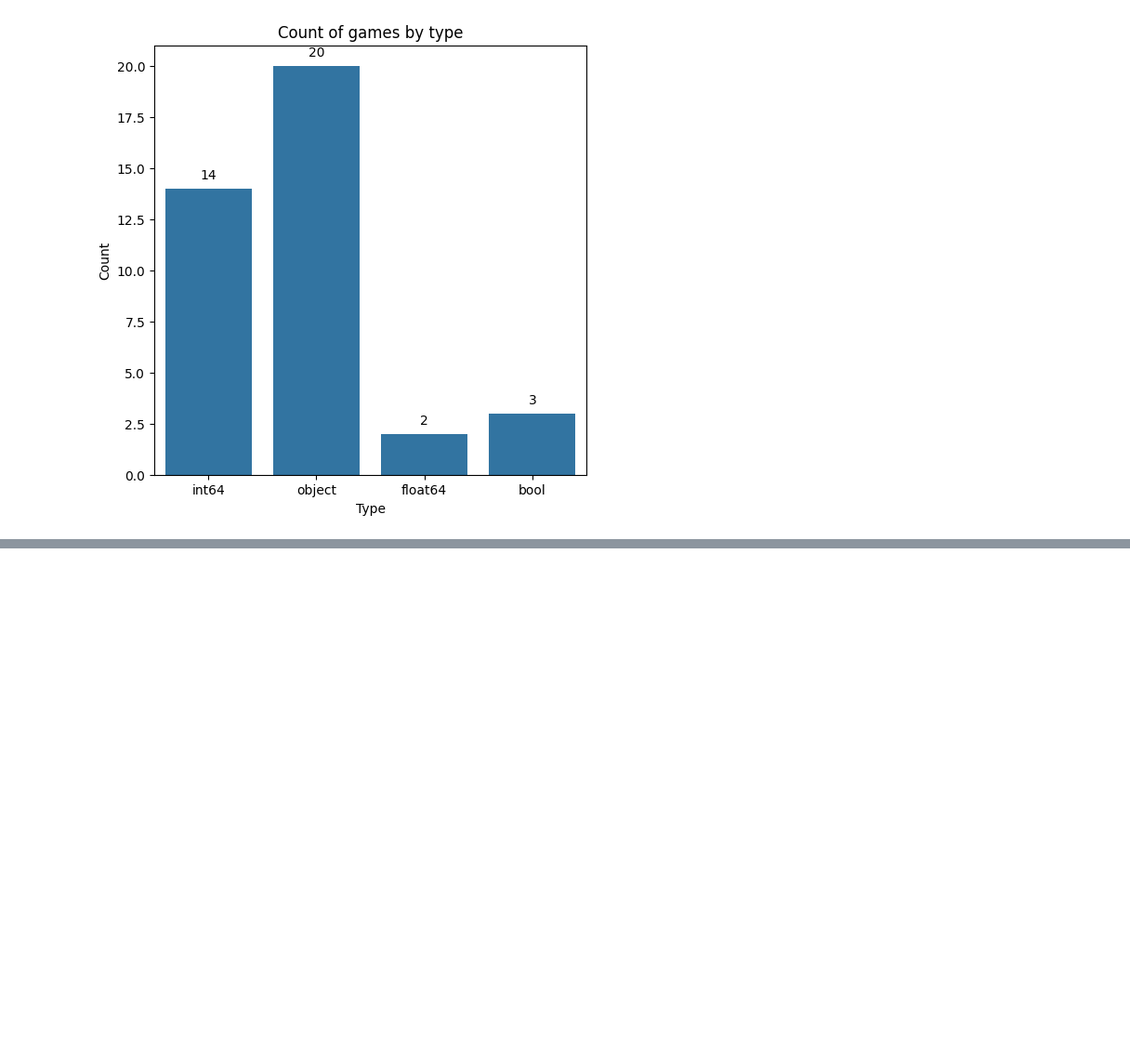
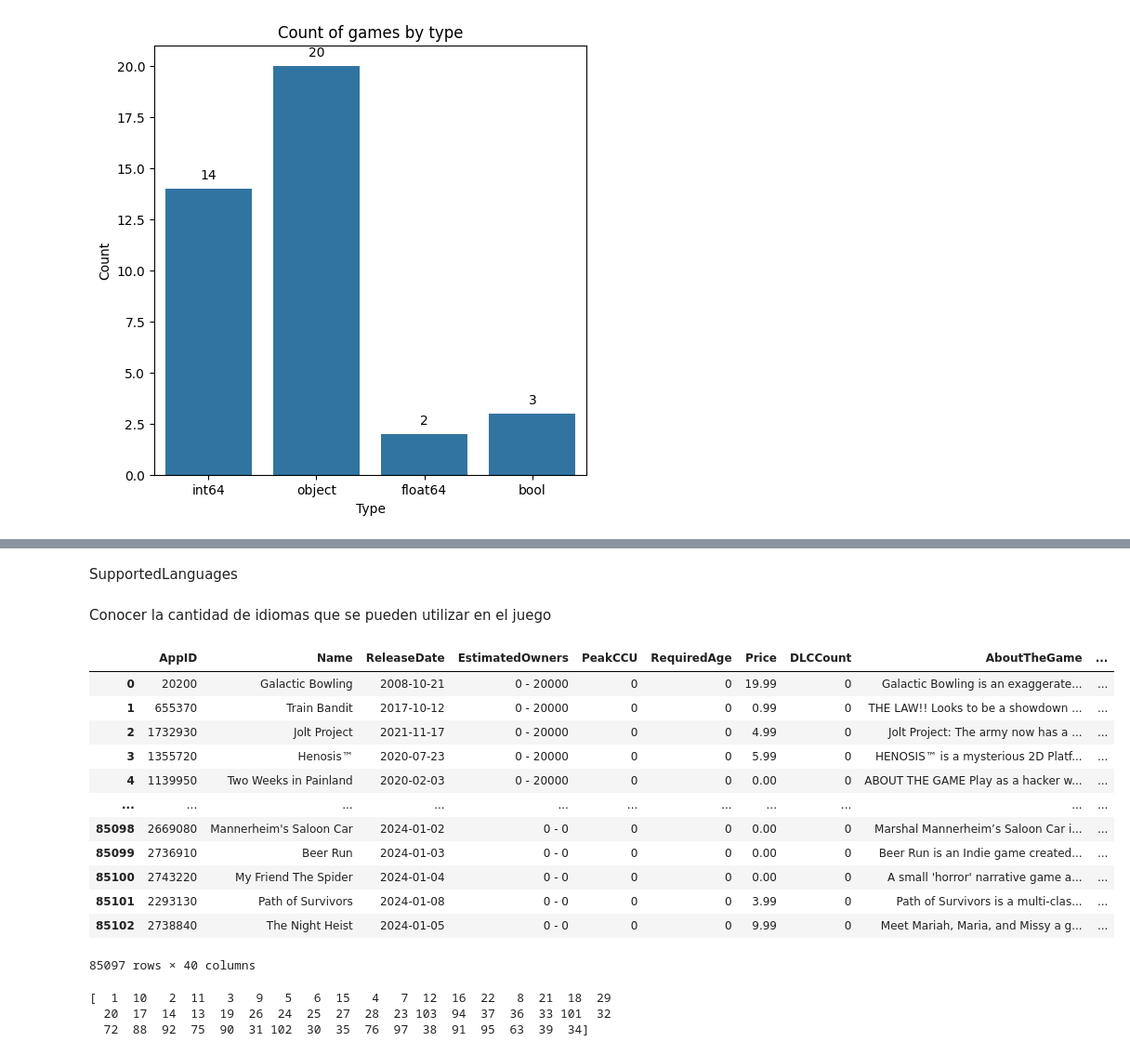
Before and after one commit to SamuelEscalante/SteamGames_Repository, a Jupyter notebook: EDA/raw_eda.ipynb, the cells around one changed output, grey strips where cells are left out. Shown: that part at 93% size. Drawn from its saved outputs; the diff is of its cells as text; code cells hidden in the pictures; blank space fills up the shorter version.

Commit message:
mariana changes

```diff
--- a/EDA/raw_eda.ipynb
+++ b/EDA/raw_eda.ipynb
@@ -100,0 +161,2 @@ games.columns
+# %%
+games['ReleaseDate'] = pd.to_datetime(games['ReleaseDate'], format='mixed')
@@ -100,0 +184,4 @@ games.columns
+# %%
+#Delete null names
+games = games.drop(games.loc[games['Name'].isna()].index)
+games.isna().sum()
@@ -100,0 +223,2 @@ games.columns
+# %%
+games['AboutTheGame'].fillna('', inplace=True)
@@ -100,0 +252,29 @@ games.columns
+# %% [markdown]
+SupportedLanguages
+# %% [markdown]
+Conocer la cantidad de idiomas que se pueden utilizar en el juego
+# %%
+games['NumSupportedLanguages'] = games['SupportedLanguages'].apply(lambda x: len(x.split(', ')))
+# %%
+games
+# %% [output]
+|  | AppID | Name | ReleaseDate | EstimatedOwners | PeakCCU | RequiredAge | Price | DLCCount | AboutTheGame | ... |
+| 0 | 20200 | Galactic Bowling | 2008-10-21 | 0 - 20000 | 0 | 0 | 19.99 | 0 | Galactic Bowling is an exaggerate... | ... |
+| 1 | 655370 | Train Bandit | 2017-10-12 | 0 - 20000 | 0 | 0 | 0.99 | 0 | THE LAW!! Looks to be a showdown ... | ... |
+| 2 | 1732930 | Jolt Project | 2021-11-17 | 0 - 20000 | 0 | 0 | 4.99 | 0 | Jolt Project: The army now has a ... | ... |
+| 3 | 1355720 | Henosis™ | 2020-07-23 | 0 - 20000 | 0 | 0 | 5.99 | 0 | HENOSIS™ is a mysterious 2D Platf... | ... |
+| 4 | 1139950 | Two Weeks in Painland | 2020-02-03 | 0 - 20000 | 0 | 0 | 0.00 | 0 | ABOUT THE GAME Play as a hacker w... | ... |
+| ... | ... | ... | ... | ... | ... | ... | ... | ... | ... | ... |
+| 85098 | 2669080 | Mannerheim's Saloon Car | 2024-01-02 | 0 - 0 | 0 | 0 | 0.00 | 0 | Marshal Mannerheim’s Saloon Car i... | ... |
+| 85099 | 2736910 | Beer Run | 2024-01-03 | 0 - 0 | 0 | 0 | 0.00 | 0 | Beer Run is an Indie game created... | ... |
+| 85100 | 2743220 | My Friend The Spider | 2024-01-04 | 0 - 0 | 0 | 0 | 0.00 | 0 | A small 'horror' narrative game a... | ... |
+| 85101 | 2293130 | Path of Survivors | 2024-01-08 | 0 - 0 | 0 | 0 | 3.99 | 0 | Path of Survivors is a multi-clas... | ... |
+| 85102 | 2738840 | The Night Heist | 2024-01-05 | 0 - 0 | 0 | 0 | 9.99 | 0 | Meet Mariah, Maria, and Missy a g... | ... |
+85097 rows × 40 columns
+# %%
+unique_values = games['NumSupportedLanguages'].unique()
+print(unique_values)
+# %% [output]
+[  1  10   2  11   3   9   5   6  15   4   7  12  16  22   8  21  18  29
+  20  17  14  13  19  26  24  25  27  28  23 103  94  37  36  33 101  32
+  72  88  92  75  90  31 102  30  35  76  97  38  91  95  63  39  34]
```
Also changed, not shown: parts of 29 cells of this notebook.
